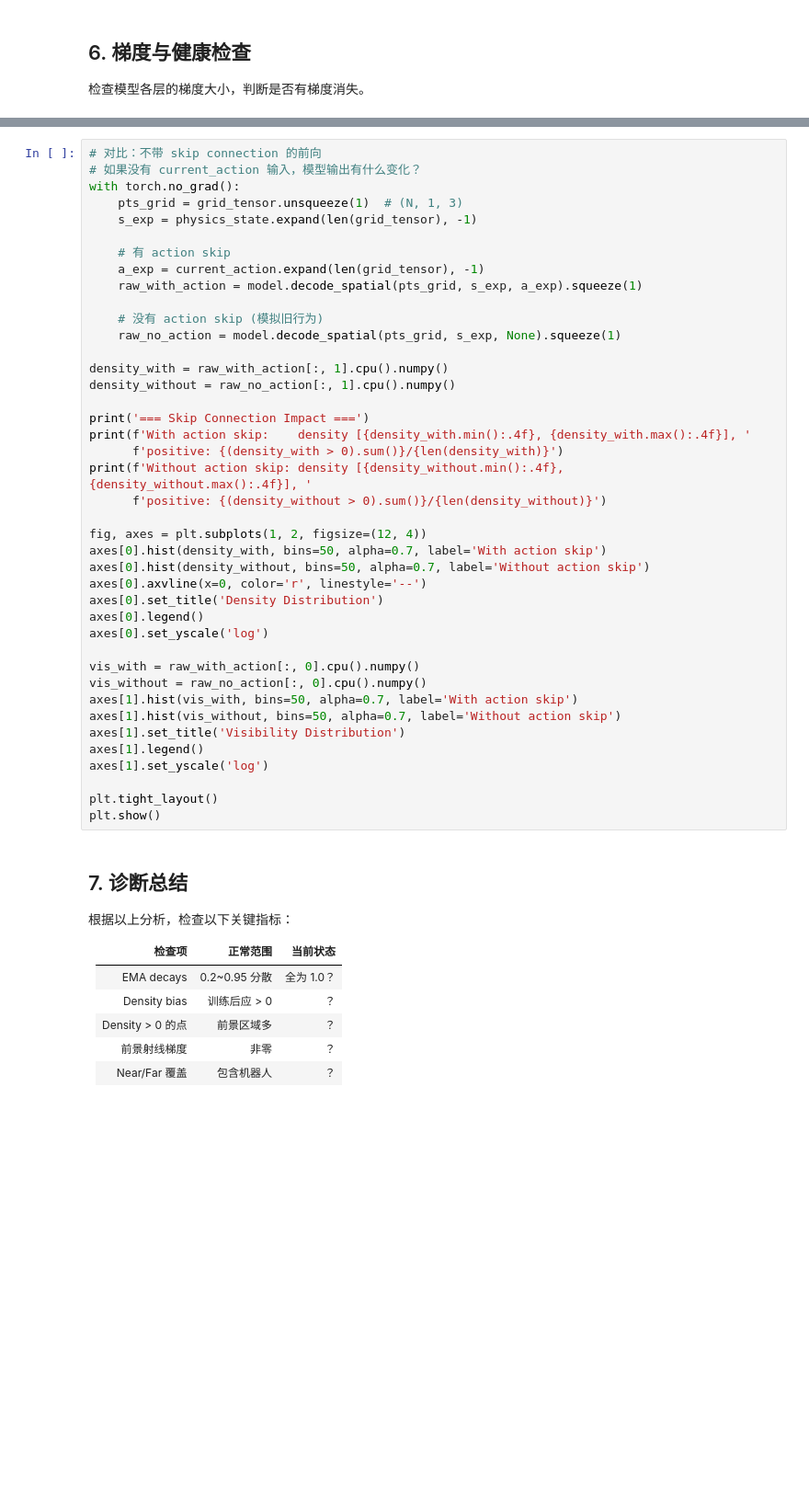
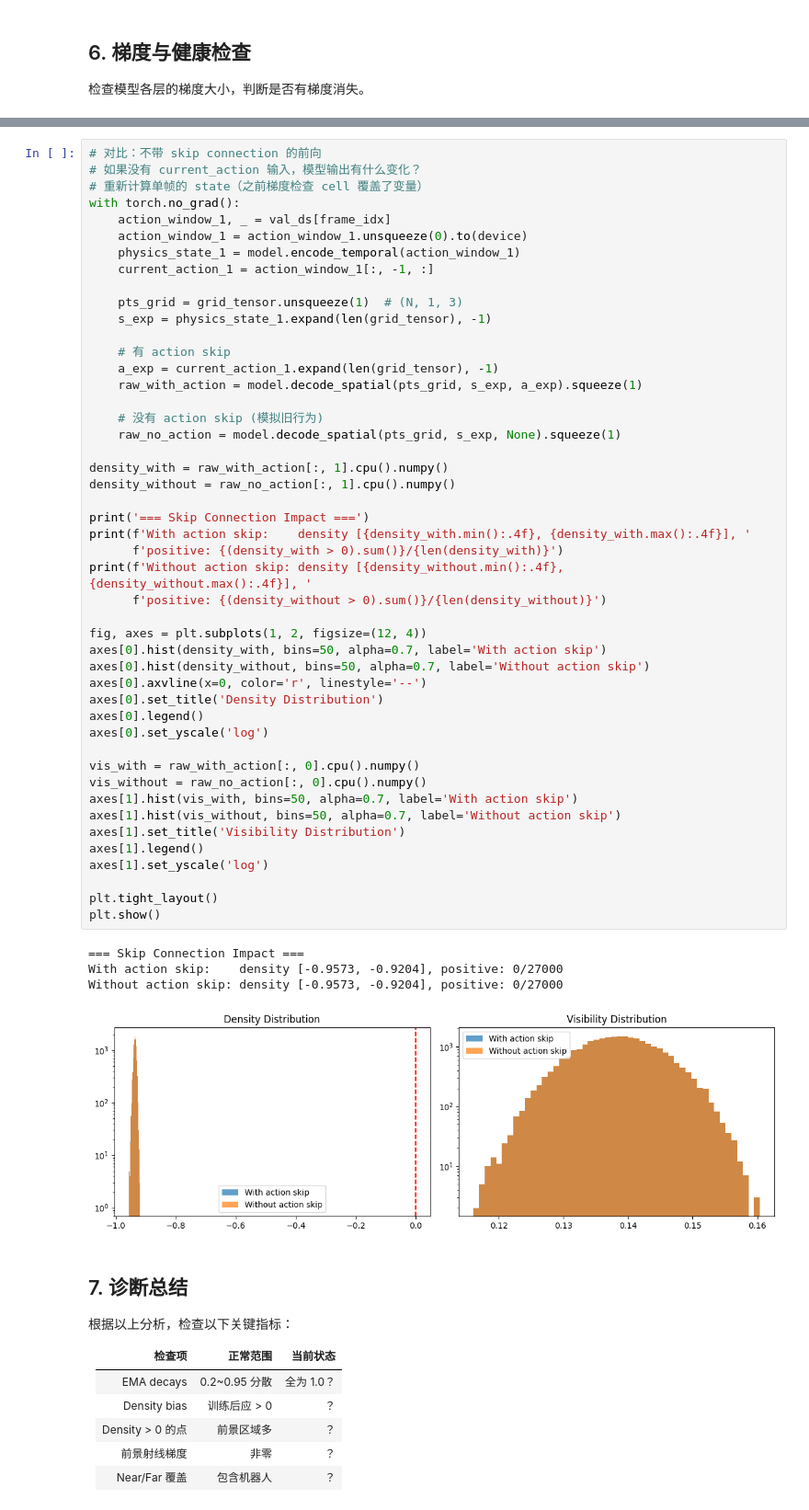
Before and after one commit to TofuR/SelfSoftRobot, a Jupyter notebook: notebooks/05_pipeline_diagnosis.ipynb, the cells around one changed output, grey strips where cells are left out. Shown at 92% size. Drawn from its saved outputs; the diff is of its cells as text; blank space fills up the shorter version.

```diff
--- a/notebooks/05_pipeline_diagnosis.ipynb
+++ b/notebooks/05_pipeline_diagnosis.ipynb
@@ -733,44 +832,55 @@ if density_bias.grad is not None:
 # %%
 # 对比：不带 skip connection 的前向
 # 如果没有 current_action 输入，模型输出有什么变化？
+# 重新计算单帧的 state（之前梯度检查 cell 覆盖了变量）
 with torch.no_grad():
+    action_window_1, _ = val_ds[frame_idx]
+    action_window_1 = action_window_1.unsqueeze(0).to(device)
+    physics_state_1 = model.encode_temporal(action_window_1)
+    current_action_1 = action_window_1[:, -1, :]
+
     pts_grid = grid_tensor.unsqueeze(1)  # (N, 1, 3)
-    s_exp = physics_state.expand(len(grid_tensor), -1)
+    s_exp = physics_state_1.expand(len(grid_tensor), -1)
 
     # 有 action skip
-    a_exp = current_action.expand(len(grid_tensor), -1)
+    a_exp = current_action_1.expand(len(grid_tensor), -1)
     raw_with_action = model.decode_spatial(pts_grid, s_exp, a_exp).squeeze(1)
 
     # 没有 action skip (模拟旧行为)
     raw_no_action = model.decode_spatial(pts_grid, s_exp, None).squeeze(1)
 
 density_with = raw_with_action[:, 1].cpu().numpy()
 density_without = raw_no_action[:, 1].cpu().numpy()
 
 print('=== Skip Connection Impact ===')
 print(f'With action skip:    density [{density_with.min():.4f}, {density_with.max():.4f}], '
       f'positive: {(density_with > 0).sum()}/{len(density_with)}')
 print(f'Without action skip: density [{density_without.min():.4f}, {density_without.max():.4f}], '
       f'positive: {(density_without > 0).sum()}/{len(density_without)}')
 
 fig, axes = plt.subplots(1, 2, figsize=(12, 4))
 axes[0].hist(density_with, bins=50, alpha=0.7, label='With action skip')
 axes[0].hist(density_without, bins=50, alpha=0.7, label='Without action skip')
 axes[0].axvline(x=0, color='r', linestyle='--')
 axes[0].set_title('Density Distribution')
 axes[0].legend()
 axes[0].set_yscale('log')
 
 vis_with = raw_with_action[:, 0].cpu().numpy()
 vis_without = raw_no_action[:, 0].cpu().numpy()
 axes[1].hist(vis_with, bins=50, alpha=0.7, label='With action skip')
 axes[1].hist(vis_without, bins=50, alpha=0.7, label='Without action skip')
 axes[1].set_title('Visibility Distribution')
 axes[1].legend()
 axes[1].set_yscale('log')
 
 plt.tight_layout()
 plt.show()
+# %% [output]
+=== Skip Connection Impact ===
+With action skip:    density [-0.9573, -0.9204], positive: 0/27000
+Without action skip: density [-0.9573, -0.9204], positive: 0/27000
+[figure, added]
 # %% [markdown]
 ## 7. 诊断总结
 
```
Also changed, not shown: parts of 16 cells of this notebook, 2 other files.
